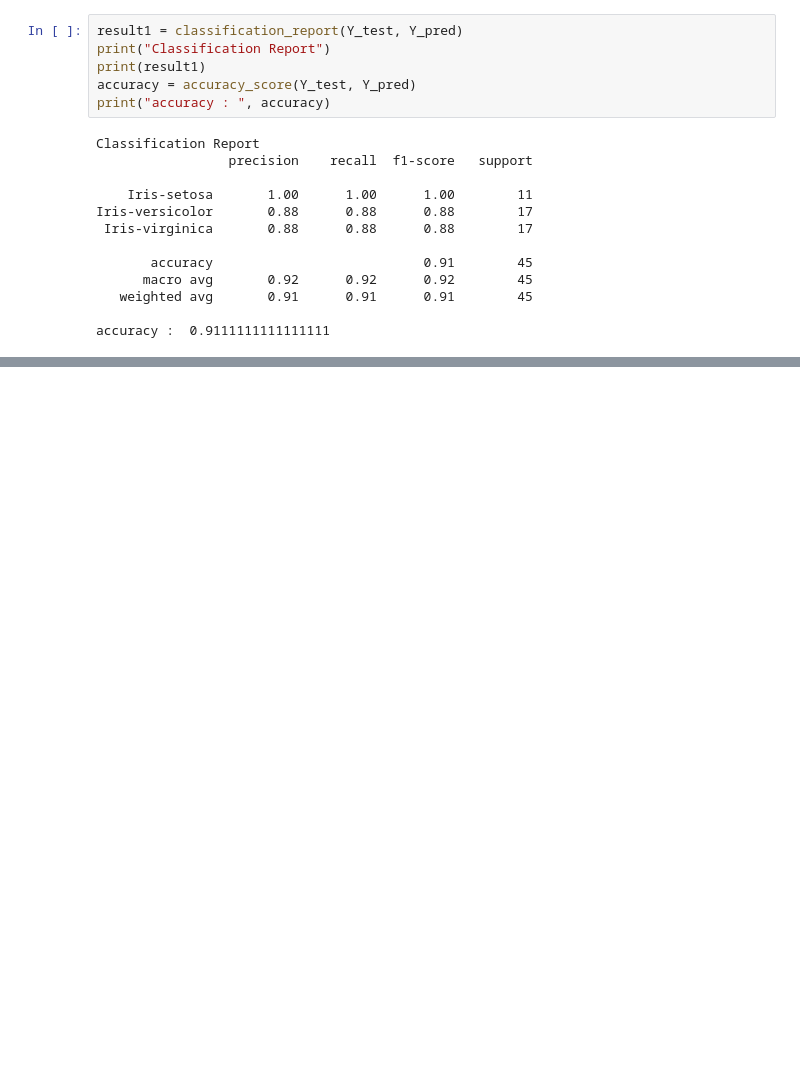
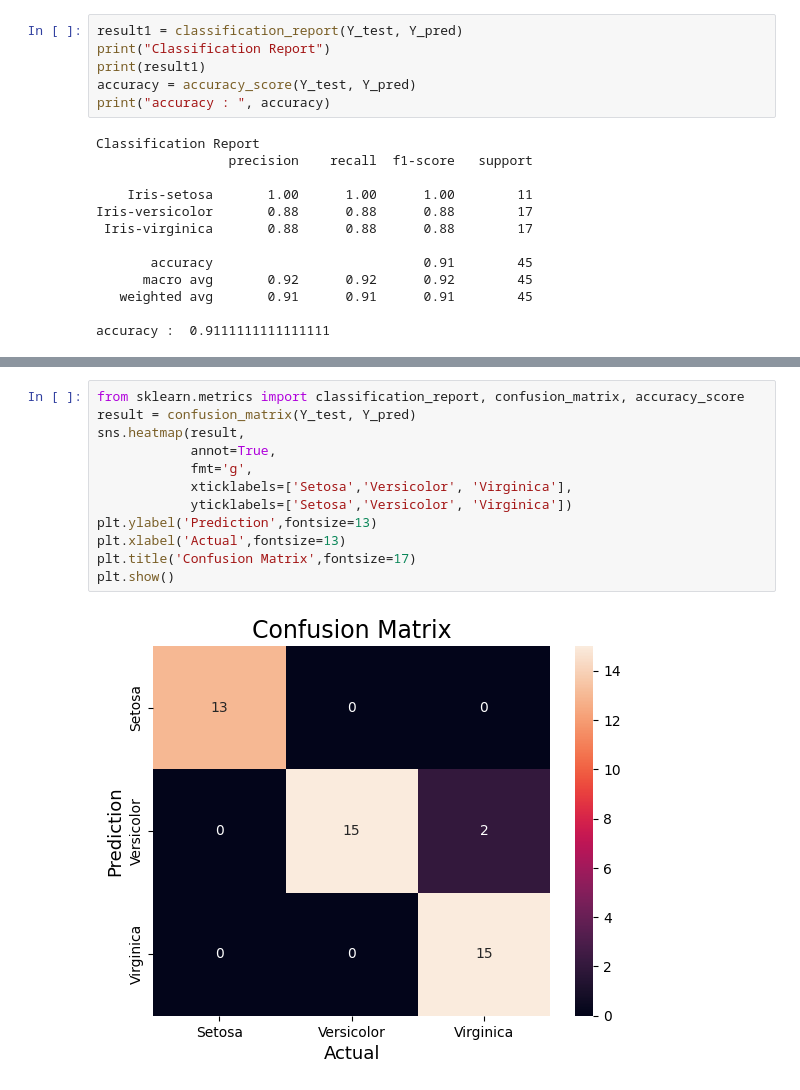
Before and after one commit to Samarjeet-gh/desktop-tutorial, a Jupyter notebook: MLWithPython.ipynb, the cells around one changed output, grey strips where cells are left out. Saved outputs shown, nothing was run; the diff lists cells and outputs as text; blank space fills up the shorter version.

```diff
--- a/MLWithPython.ipynb
+++ b/MLWithPython.ipynb
@@ -102,0 +152,14 @@ accuracy :  0.9111111111111111
+# %%
+from sklearn.metrics import classification_report, confusion_matrix, accuracy_score
+result = confusion_matrix(Y_test, Y_pred)
+sns.heatmap(result,
+            annot=True,
+            fmt='g',
+            xticklabels=['Setosa','Versicolor', 'Virginica'],
+            yticklabels=['Setosa','Versicolor', 'Virginica'])
+plt.ylabel('Prediction',fontsize=13)
+plt.xlabel('Actual',fontsize=13)
+plt.title('Confusion Matrix',fontsize=17)
+plt.show()
+# %% [output]
+[figure, added]
```
Also changed, not shown: parts of 9 cells of this notebook.
